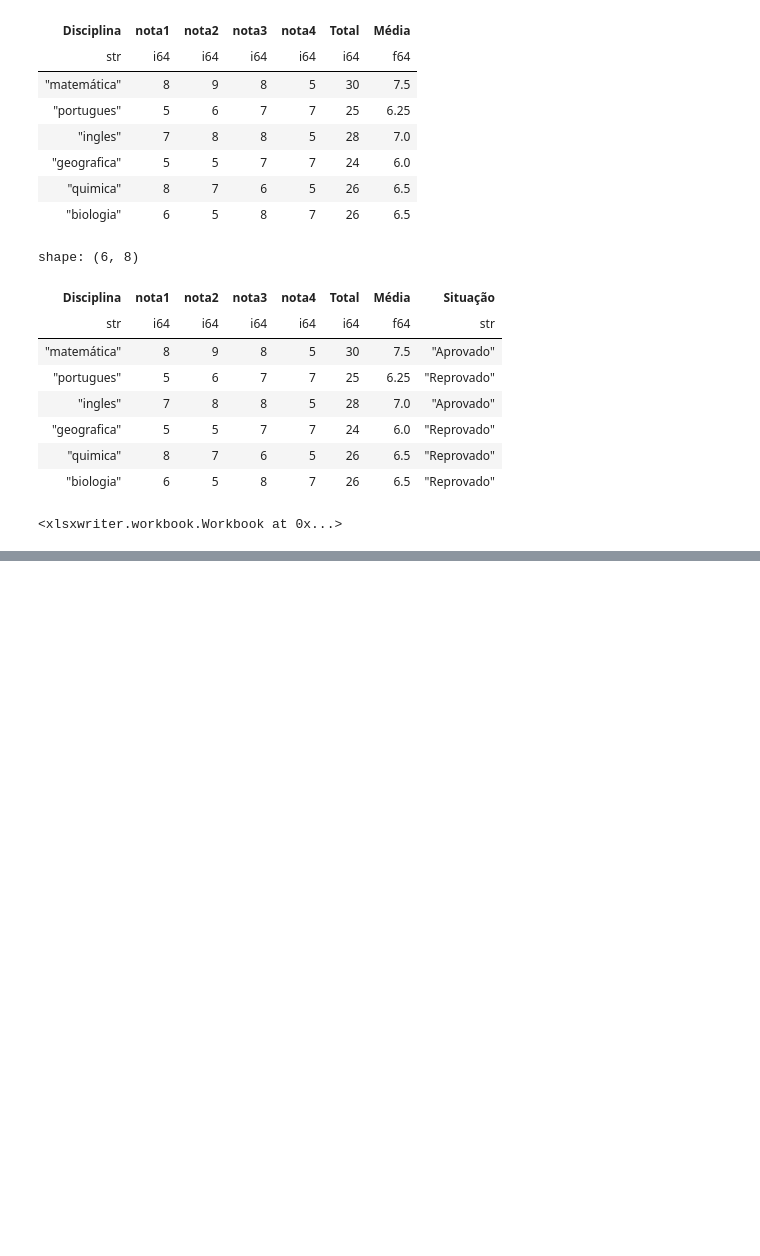
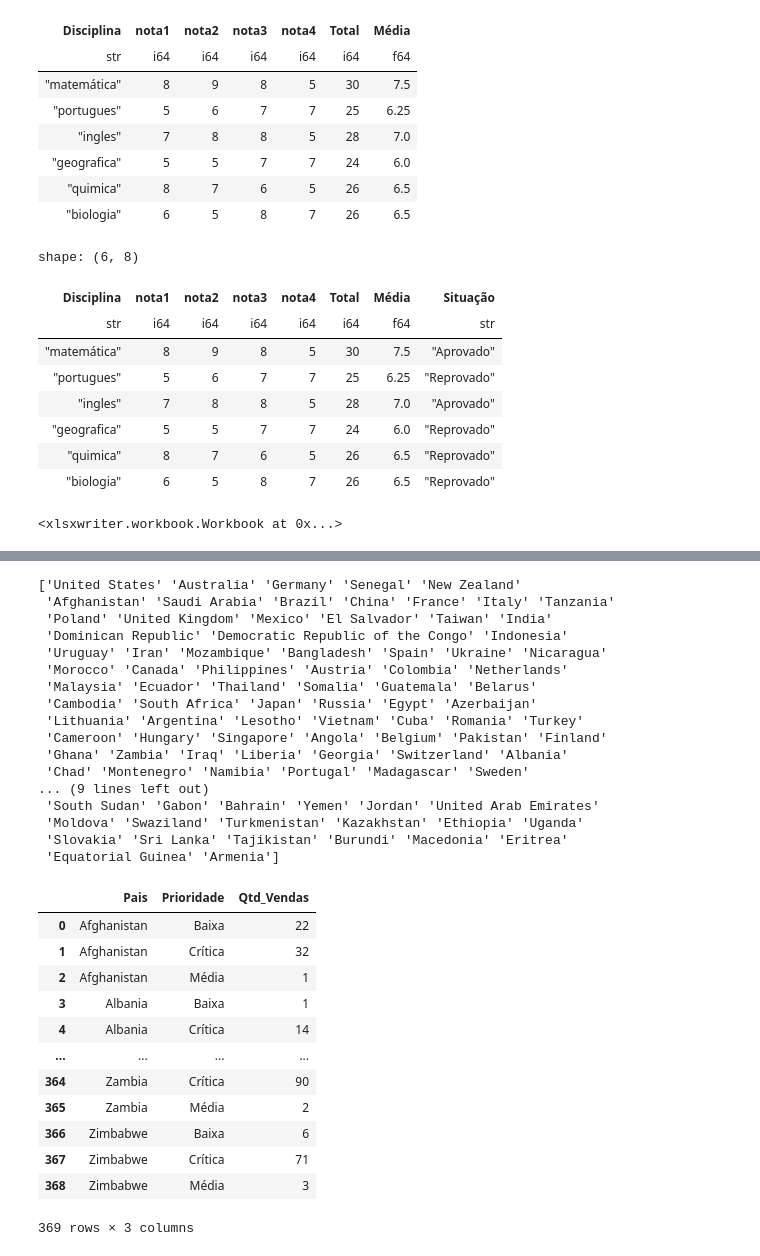
Before and after one commit to ResidenciaSerratecDados/PowerBI_Python, a Jupyter notebook: PowerBI_Python.ipynb, the cells around one changed output, grey strips where cells are left out. Cells and saved outputs as stored; diff of their text form; code cells hidden in the pictures; blank space fills up the shorter version.

```diff
--- a/PowerBI_Python.ipynb
+++ b/PowerBI_Python.ipynb
@@ -84,0 +154,42 @@ display(vendas.head(51291))
+# %%
+# Pergunta 3 - Quantas vendas foram realizadas por país considerando a prioridade de entrega?
+pais = vendas['Pais'].unique()
+print(pais)
+
+# Calculate the counts for each country and priority combination
+# Group by 'Pais' and 'Prioridade' and count the occurrences
+category_pais = vendas.groupby(['Pais', 'Prioridade']).size().reset_index(name='Qtd_Vendas')
+
+# Display the resulting DataFrame
+display(category_pais.head(600))
+# %% [output]
+['United States' 'Australia' 'Germany' 'Senegal' 'New Zealand'
+ 'Afghanistan' 'Saudi Arabia' 'Brazil' 'China' 'France' 'Italy' 'Tanzania'
+ 'Poland' 'United Kingdom' 'Mexico' 'El Salvador' 'Taiwan' 'India'
+ 'Dominican Republic' 'Democratic Republic of the Congo' 'Indonesia'
+ 'Uruguay' 'Iran' 'Mozambique' 'Bangladesh' 'Spain' 'Ukraine' 'Nicaragua'
+ 'Morocco' 'Canada' 'Philippines' 'Austria' 'Colombia' 'Netherlands'
+ 'Malaysia' 'Ecuador' 'Thailand' 'Somalia' 'Guatemala' 'Belarus'
+ 'Cambodia' 'South Africa' 'Japan' 'Russia' 'Egypt' 'Azerbaijan'
+ 'Lithuania' 'Argentina' 'Lesotho' 'Vietnam' 'Cuba' 'Romania' 'Turkey'
+ 'Cameroon' 'Hungary' 'Singapore' 'Angola' 'Belgium' 'Pakistan' 'Finland'
+ 'Ghana' 'Zambia' 'Iraq' 'Liberia' 'Georgia' 'Switzerland' 'Albania'
+ 'Chad' 'Montenegro' 'Namibia' 'Portugal' 'Madagascar' 'Sweden'
+... (9 lines left out)
+ 'South Sudan' 'Gabon' 'Bahrain' 'Yemen' 'Jordan' 'United Arab Emirates'
+ 'Moldova' 'Swaziland' 'Turkmenistan' 'Kazakhstan' 'Ethiopia' 'Uganda'
+ 'Slovakia' 'Sri Lanka' 'Tajikistan' 'Burundi' 'Macedonia' 'Eritrea'
+ 'Equatorial Guinea' 'Armenia']
+|  | Pais | Prioridade | Qtd_Vendas |
+| 0 | Afghanistan | Baixa | 22 |
+| 1 | Afghanistan | Crítica | 32 |
+| 2 | Afghanistan | Média | 1 |
+| 3 | Albania | Baixa | 1 |
+| 4 | Albania | Crítica | 14 |
+| ... | ... | ... | ... |
+| 364 | Zambia | Crítica | 90 |
+| 365 | Zambia | Média | 2 |
+| 366 | Zimbabwe | Baixa | 6 |
+| 367 | Zimbabwe | Crítica | 71 |
+| 368 | Zimbabwe | Média | 3 |
+369 rows × 3 columns
```
Also changed, not shown: parts of 13 cells of this notebook, 3 other files.
